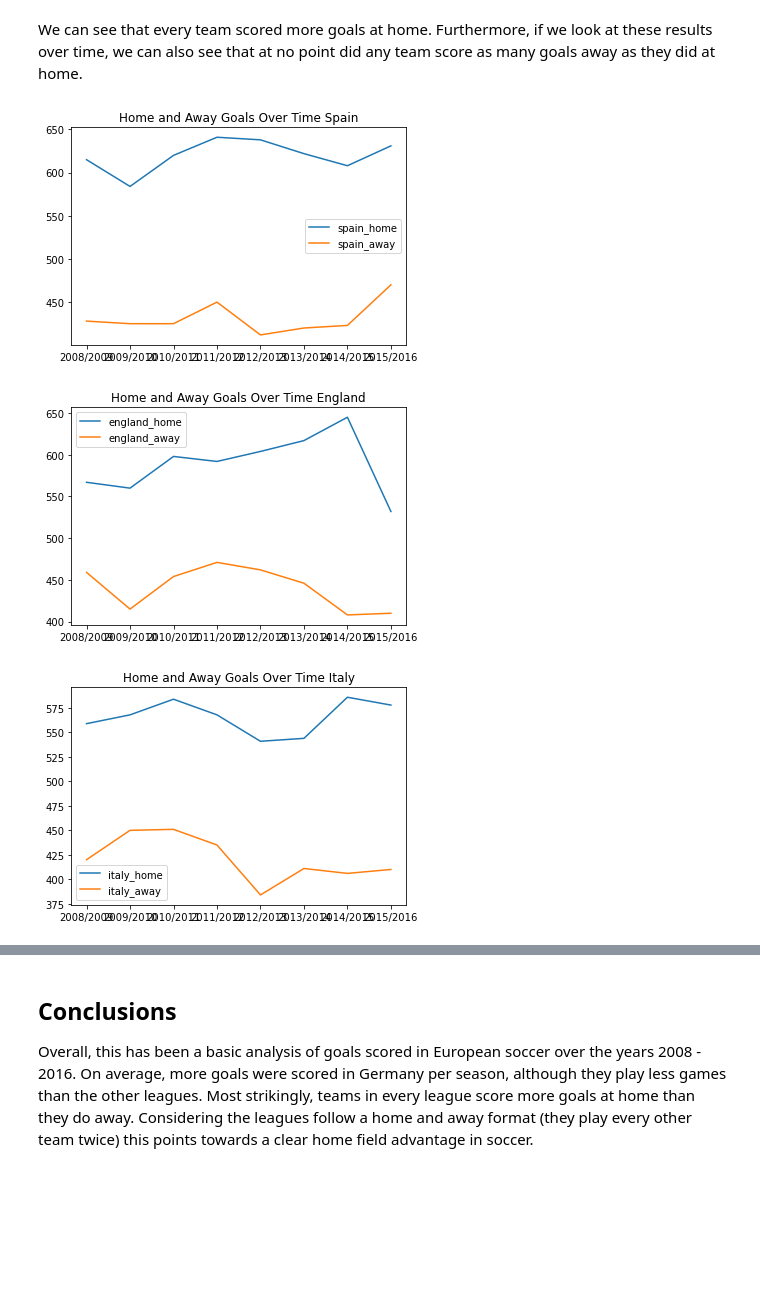
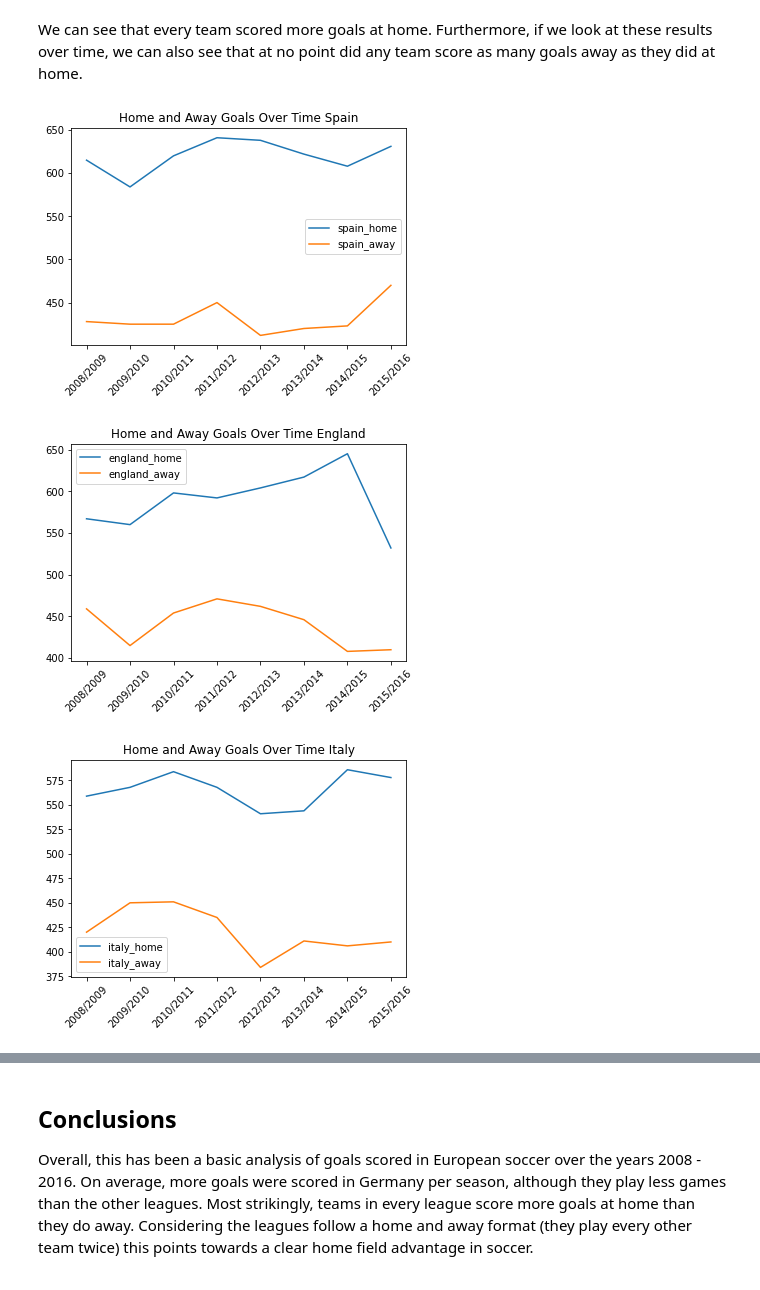
Before and after one commit to ipaulson/data-projects, a Jupyter notebook: 2-soccer-db/eu-soccer-db.ipynb, the cells around one changed output, grey strips where cells are left out. Saved outputs shown, nothing was run; the diff lists cells and outputs as text; code cells hidden in the pictures; blank space fills up the shorter version.

```diff
--- a/2-soccer-db/eu-soccer-db.ipynb
+++ b/2-soccer-db/eu-soccer-db.ipynb
@@ -361,32 +365,32 @@ We can see that every team scored more goals at home. Furthermore, if we look at
 # %%
 labels = list(home_and_away.index)
 
 
 esp = home_and_away[['spain_home','spain_away']]
 esp_plot = esp.plot(title="Home and Away Goals Over Time Spain")
 plt.xticks(rotation = 45)
 plt.show();
 
 gba = home_and_away[['england_home','england_away']]
 gba_plot = gba.plot(title="Home and Away Goals Over Time England")
 plt.xticks(rotation = 45)
 plt.show();
 
 itl = home_and_away[['italy_home','italy_away']]
 itl_plot = itl.plot(title="Home and Away Goals Over Time Italy")
-#itl_plot.set_xticklabels(np.append(np.roll(labels,1),labels[7]),rotation=30)
+plt.xticks(rotation = 45)
 plt.show();
 
 ale = home_and_away[['germany_home','germany_away']]
 ale_plot = ale.plot(title="Home and Away Goals Over Time Germany")
-#ale_plot.set_xticklabels(np.append(np.roll(labels,1),labels[7]),rotation=30)
+plt.xticks(rotation = 45)
 plt.show();
 
 fra = home_and_away[['france_home','france_away']]
 fra_plot = fra.plot(title="Home and Away Goals Over Time France")
-#fra_plot.set_xticklabels(np.append(np.roll(labels,1),labels[7]),rotation=30)
+plt.xticks(rotation = 45)
 plt.show();
 # %% [output]
-[figure, old version]
+[figure, new version]
-[figure, old version]
+[figure, new version]
-[figure, old version]
+[figure, new version]
```
Also changed, not shown: parts of 9 cells of this notebook.
